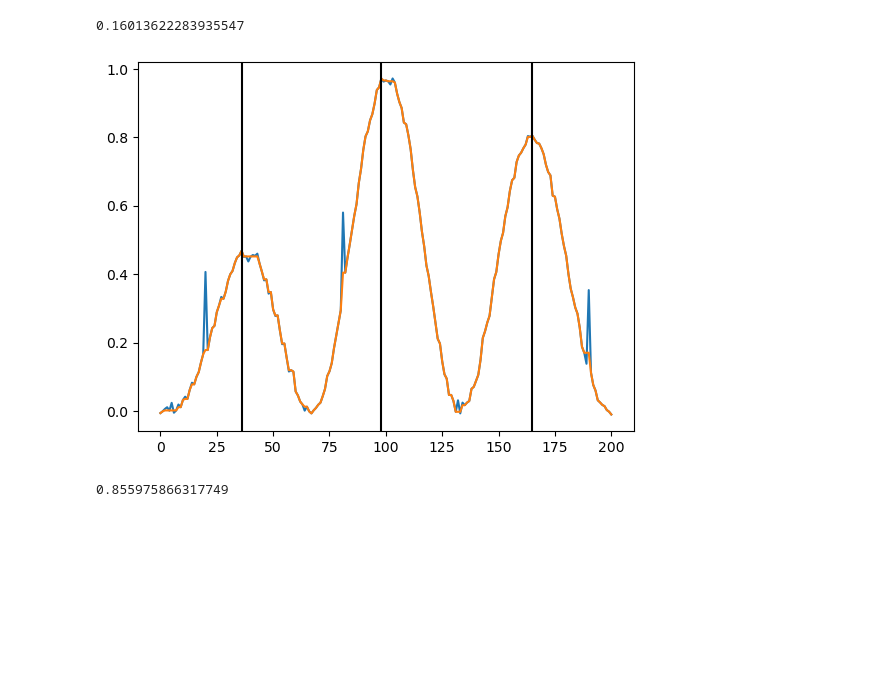
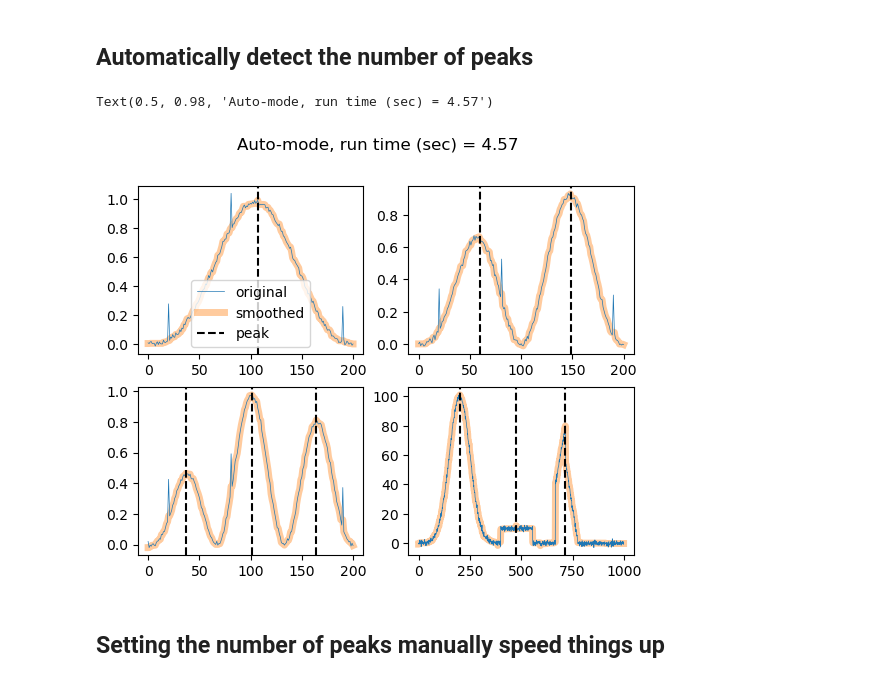
Before and after one commit to YutongWangUMich/peak_finder, a Jupyter notebook: README.ipynb, the cells around one changed output. Drawn from its saved outputs; the diff is of its cells as text; code cells hidden in the pictures; blank space fills up the shorter version.

Commit message:
auto peak detection

```diff
--- a/README.ipynb
+++ b/README.ipynb
@@ -28,19 +22,54 @@ def get_toy_example(n, n_peaks=3, noise = 0.01):
+# %%
+y_examples = [sin_waves(n_peaks=1),sin_waves(n_peaks=2),sin_waves(n_peaks=3), mountains_and_plateau()]
+y_names = ["1peak", "2peaks","3peaks", "plateau"]
+n_peaks_true = [1,2,3,3]
+# %% [markdown]
+## Automatically detect the number of peaks
+# %%
+S_all = []
+x_all = []
+opt_all = []
+start = time.time()
+
+for i,y in enumerate(y_examples):
+    S,x,opt = peak_finder_auto(y)
+    S_all.append(S)
+    x_all.append(x)
+    opt_all.append(opt)
+end = time.time()
+run_time = (end-start)
+# %%
+fig, axes = plt.subplots(2, 2)
+axes = axes.flatten()
+for i,y in enumerate(y_examples):
+    x = x_all[i]
+    S = S_all[i]
+    ax = axes[i]
+    ax.plot(y, label='original',linewidth=0.5,zorder=2)
+    ax.plot(x, label="smoothed",linewidth=5,zorder=-1,alpha=0.4)
+
+
+    for j in S:
+        ax.axvline(x=j,color='black', linestyle="--", label='peaks')
+    if i == 0:
+        ax.legend()
+fig.suptitle(f"Auto-mode, run time (sec) = {np.round(run_time,2)}")
+# %% [output]
+Text(0.5, 0.98, 'Auto-mode, run time (sec) = 4.57')
+[figure, added]
+# %% [markdown]
+## Setting the number of peaks manually speed things up
 # %%
+S_all = []
+x_all = []
+opt_all = []
 start = time.time()
 
-n_peaks = 3
-y = get_toy_example(200,n_peaks)
-S,x,opt = peak_finder(y,n_peaks)
-
+for i,y in enumerate(y_examples):
+    n_peaks = n_peaks_true[i]
+    S,x,opt = peak_finder(y,n_peaks)
+    S_all.append(S)
+    x_all.append(x)
+    opt_all.append(opt)
 end = time.time()
-print(end-start)
+run_time = (end-start)
-# %% [output]
-0.16013622283935547
-# %%
-
-plt.plot(y)
-plt.plot(x)
-for j in S:
-    plt.axvline(x=j,color='black')
-# %% [output]
-[figure, removed]
@@ -72,11 +75,0 @@ y += np.random.randn(len(y))
-# %%
-start = time.time()
-
-n_peaks = 3
-# y = get_toy_example(200,n_peaks)
-S,x,opt = peak_finder(y,n_peaks)
-
-end = time.time()
-print(end-start)
-# %% [output]
-0.855975866317749
```
Also changed, not shown: parts of 6 cells of this notebook, 5 other files.
